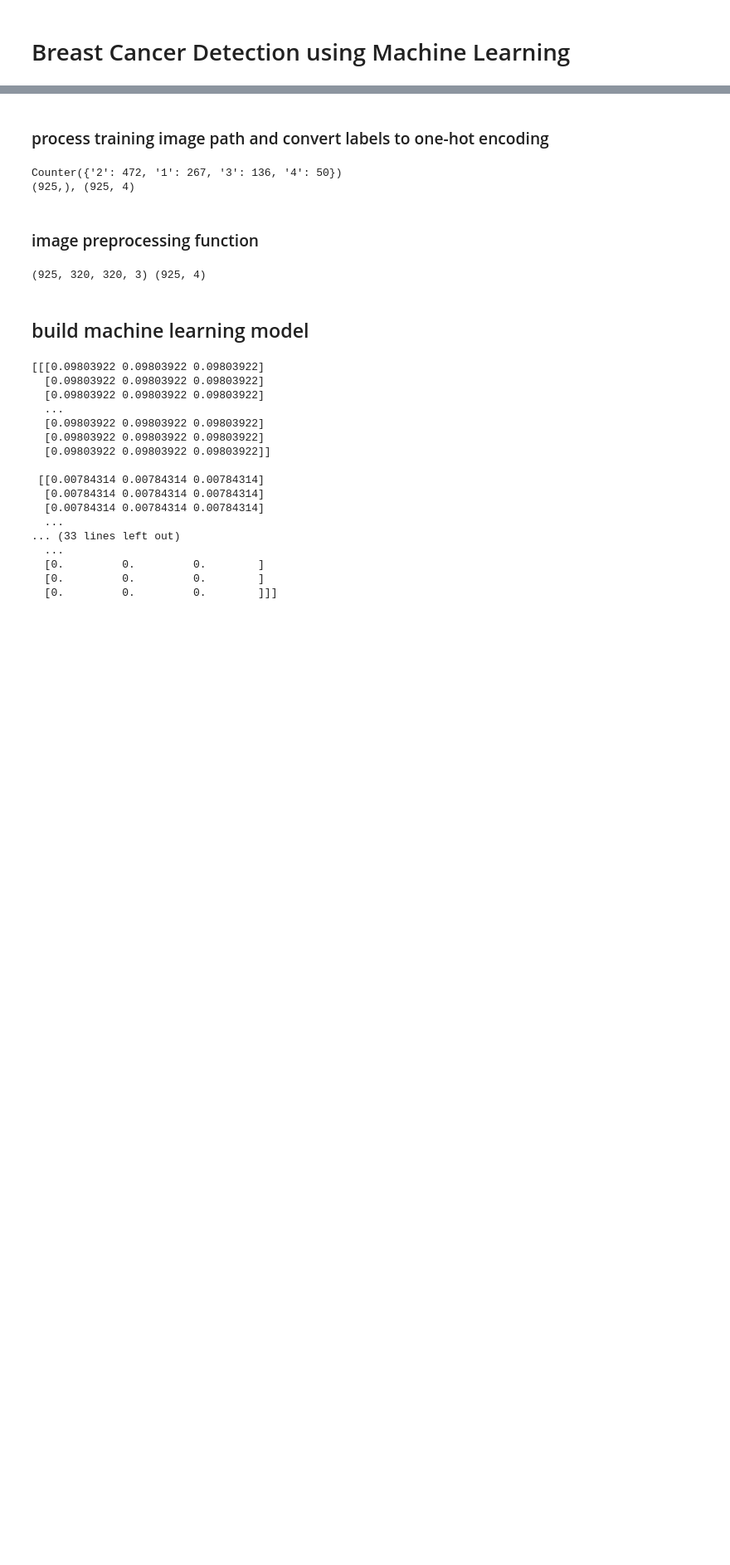
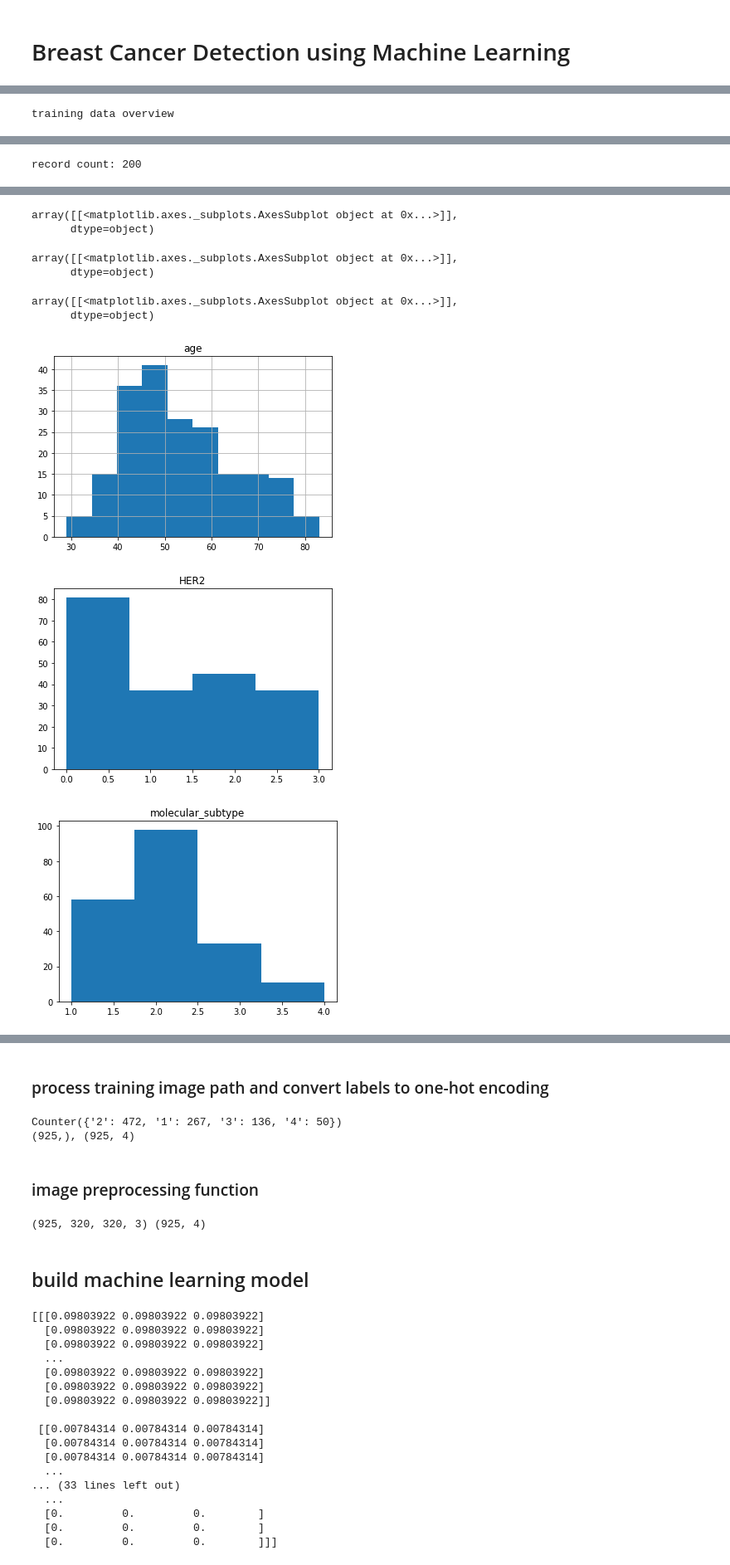
Before and after one commit to zwh42/CancerDetection, a Jupyter notebook: CancerDetection.ipynb, the cells around one changed output, grey strips where cells are left out. Shown at 83% size. Drawn from its saved outputs; the diff is of its cells as text; code cells hidden in the pictures; blank space fills up the shorter version.

```diff
--- a/CancerDetection.ipynb
+++ b/CancerDetection.ipynb
@@ -102,0 +78,11 @@ Name: id, dtype: int64
+# %%
+train_df = pd.read_csv(TRAIN_CSV)
+print("training data overview")
+train_df.head()
+print(f"record count: {train_df.shape[0]}\n")
+train_df.describe()
+train_df.hist("age", grid=True)
+train_df.hist("HER2", bins = train_df["HER2"].nunique(), grid=False)
+train_df.hist("molecular_subtype", bins = train_df["molecular_subtype"].nunique(), grid=False)
+# %% [output]
+training data overview
@@ -102,0 +95 @@ Name: id, dtype: int64
+record count: 200
@@ -103,3 +105,12 @@ Name: id, dtype: int64
+array([[<matplotlib.axes._subplots.AxesSubplot object at 0x...>]],
+      dtype=object)
+array([[<matplotlib.axes._subplots.AxesSubplot object at 0x...>]],
+      dtype=object)
+array([[<matplotlib.axes._subplots.AxesSubplot object at 0x...>]],
+      dtype=object)
+[figure, added]
+[figure, added]
+[figure, added]
 # %%
 test_df = pd.read_csv(TEST_CSV)
 test_df.head()
```
Also changed, not shown: parts of 18 cells of this notebook.
